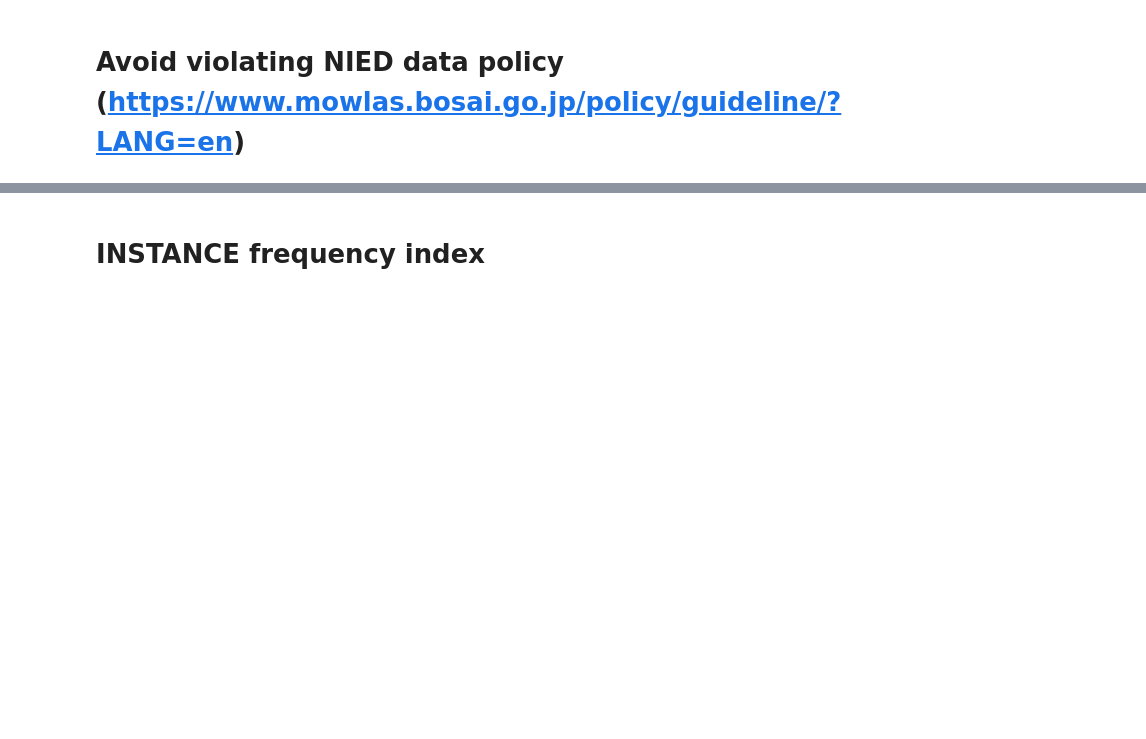
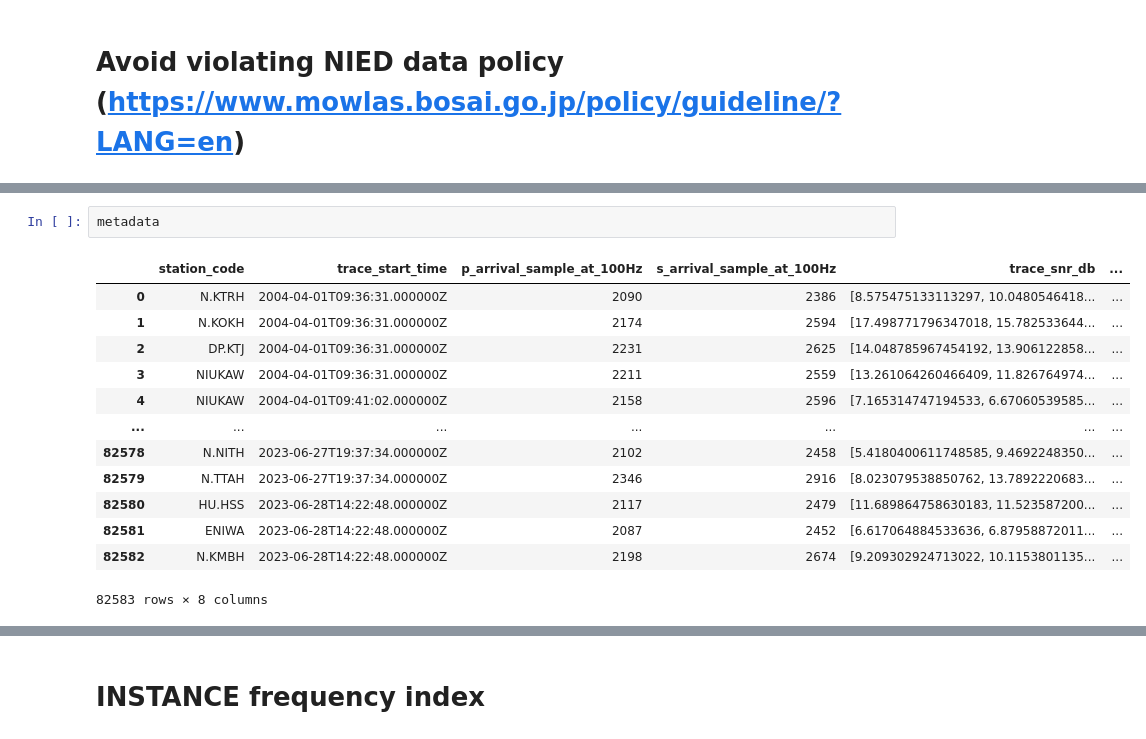
Before and after one commit to zhong-yy/volpick, a Jupyter notebook: data_proc/data_ana.ipynb, the cells around one changed output, grey strips where cells are left out. Cells and saved outputs as stored; diff of their text form; blank space fills up the shorter version.

```diff
--- a/data_proc/data_ana.ipynb
+++ b/data_proc/data_ana.ipynb
@@ -5645,0 +5623,16 @@ metadata = pd.read_csv(metadata_path)
+# %%
+metadata
+# %% [output]
+|  | station_code | trace_start_time | p_arrival_sample_at_100Hz | s_arrival_sample_at_100Hz | trace_snr_db | ... |
+| 0 | N.KTRH | 2004-04-01T09:36:31.000000Z | 2090 | 2386 | [8.575475133113297, 10.0480546418... | ... |
+| 1 | N.KOKH | 2004-04-01T09:36:31.000000Z | 2174 | 2594 | [17.498771796347018, 15.782533644... | ... |
+| 2 | DP.KTJ | 2004-04-01T09:36:31.000000Z | 2231 | 2625 | [14.048785967454192, 13.906122858... | ... |
+| 3 | NIUKAW | 2004-04-01T09:36:31.000000Z | 2211 | 2559 | [13.261064260466409, 11.826764974... | ... |
+| 4 | NIUKAW | 2004-04-01T09:41:02.000000Z | 2158 | 2596 | [7.165314747194533, 6.67060539585... | ... |
+| ... | ... | ... | ... | ... | ... | ... |
+| 82578 | N.NITH | 2023-06-27T19:37:34.000000Z | 2102 | 2458 | [5.4180400611748585, 9.4692248350... | ... |
+| 82579 | N.TTAH | 2023-06-27T19:37:34.000000Z | 2346 | 2916 | [8.023079538850762, 13.7892220683... | ... |
+| 82580 | HU.HSS | 2023-06-28T14:22:48.000000Z | 2117 | 2479 | [11.689864758630183, 11.523587200... | ... |
+| 82581 | ENIWA | 2023-06-28T14:22:48.000000Z | 2087 | 2452 | [6.617064884533636, 6.87958872011... | ... |
+| 82582 | N.KMBH | 2023-06-28T14:22:48.000000Z | 2198 | 2674 | [9.209302924713022, 10.1153801135... | ... |
+82583 rows × 8 columns
```
Also changed, not shown: parts of 12 cells of this notebook.
